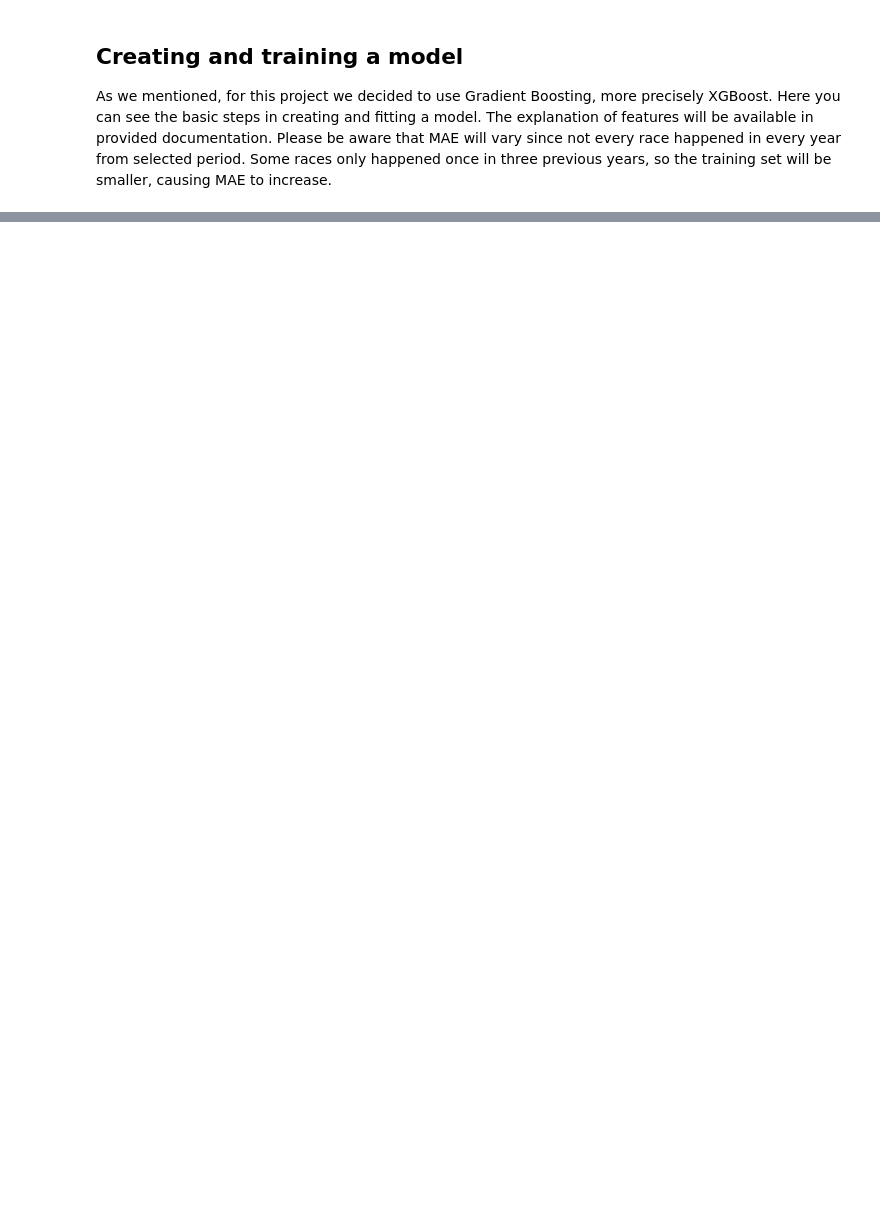
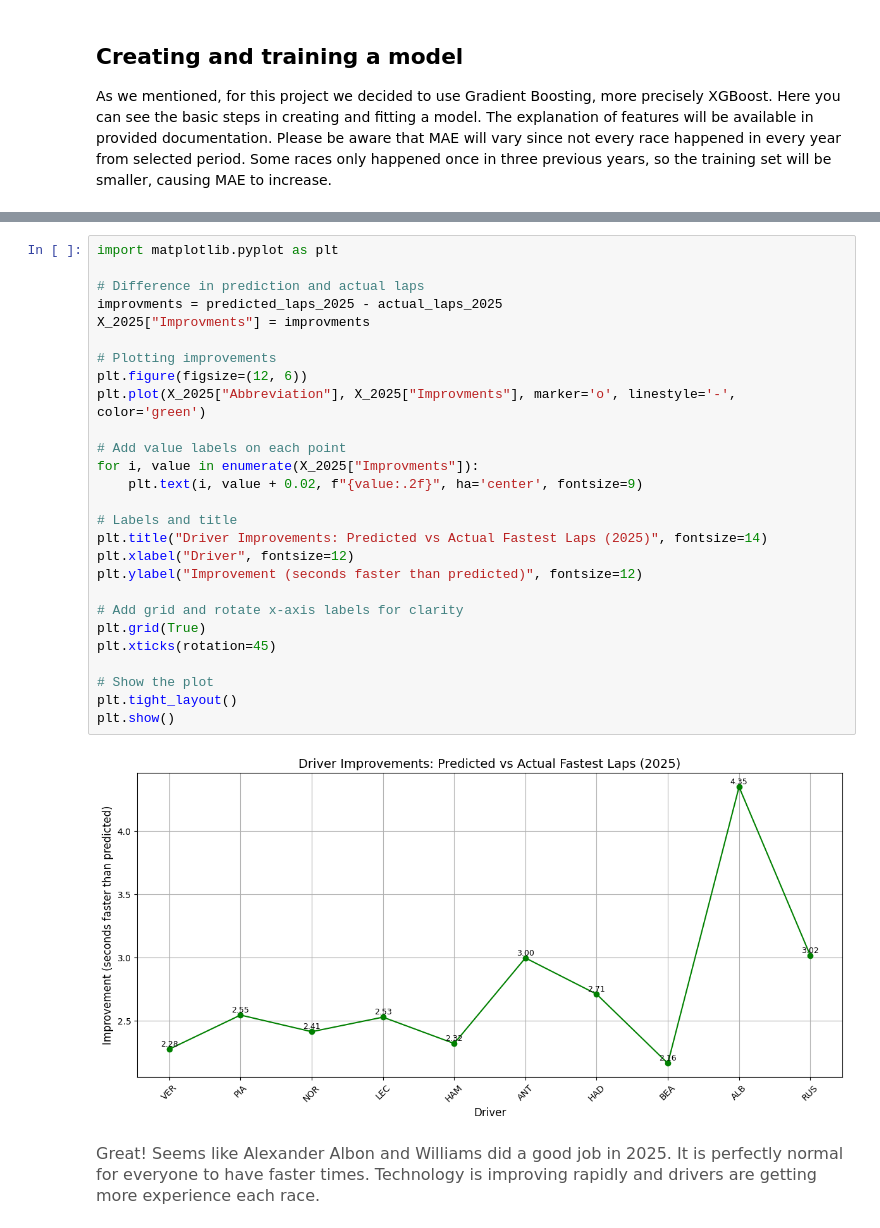
Before and after one commit to petarstamenkovic/F1-Race-Predictor, a Jupyter notebook: F1_Race_Predictor.ipynb, the cells around one changed output, grey strips where cells are left out. Cells and saved outputs as stored; diff of their text form; blank space fills up the shorter version.

```diff
--- a/F1_Race_Predictor.ipynb
+++ b/F1_Race_Predictor.ipynb
@@ -596,0 +673,34 @@ print(X_2025[['Abbreviation', 'PredictedRacePosition', 'FinalPredictedPosition',
+# %%
+import matplotlib.pyplot as plt
+
+# Difference in prediction and actual laps
+improvments = predicted_laps_2025 - actual_laps_2025
+X_2025["Improvments"] = improvments
+
+# Plotting improvements
+plt.figure(figsize=(12, 6))
+plt.plot(X_2025["Abbreviation"], X_2025["Improvments"], marker='o', linestyle='-', color='green')
+
+# Add value labels on each point
+for i, value in enumerate(X_2025["Improvments"]):
+    plt.text(i, value + 0.02, f"{value:.2f}", ha='center', fontsize=9)
+
+# Labels and title
+plt.title("Driver Improvements: Predicted vs Actual Fastest Laps (2025)", fontsize=14)
+plt.xlabel("Driver", fontsize=12)
+plt.ylabel("Improvement (seconds faster than predicted)", fontsize=12)
+
+# Add grid and rotate x-axis labels for clarity
+plt.grid(True)
+plt.xticks(rotation=45)
+
+# Show the plot
+plt.tight_layout()
+plt.show()
+# %% [output]
+[figure, added]
+# %% [markdown]
+
+<p style="text-align: left; font-size: 16px; color: #555; font-family: 'Segoe UI', Tahoma, Geneva, Verdana, sans-serif;">
+   Great! Seems like Alexander Albon and Williams did a good job in 2025. It is perfectly normal for everyone to have faster times. Technology is improving rapidly and drivers are getting more experience each race.
+</p>
```
Also changed, not shown: parts of 17 cells of this notebook, 1 other file.
